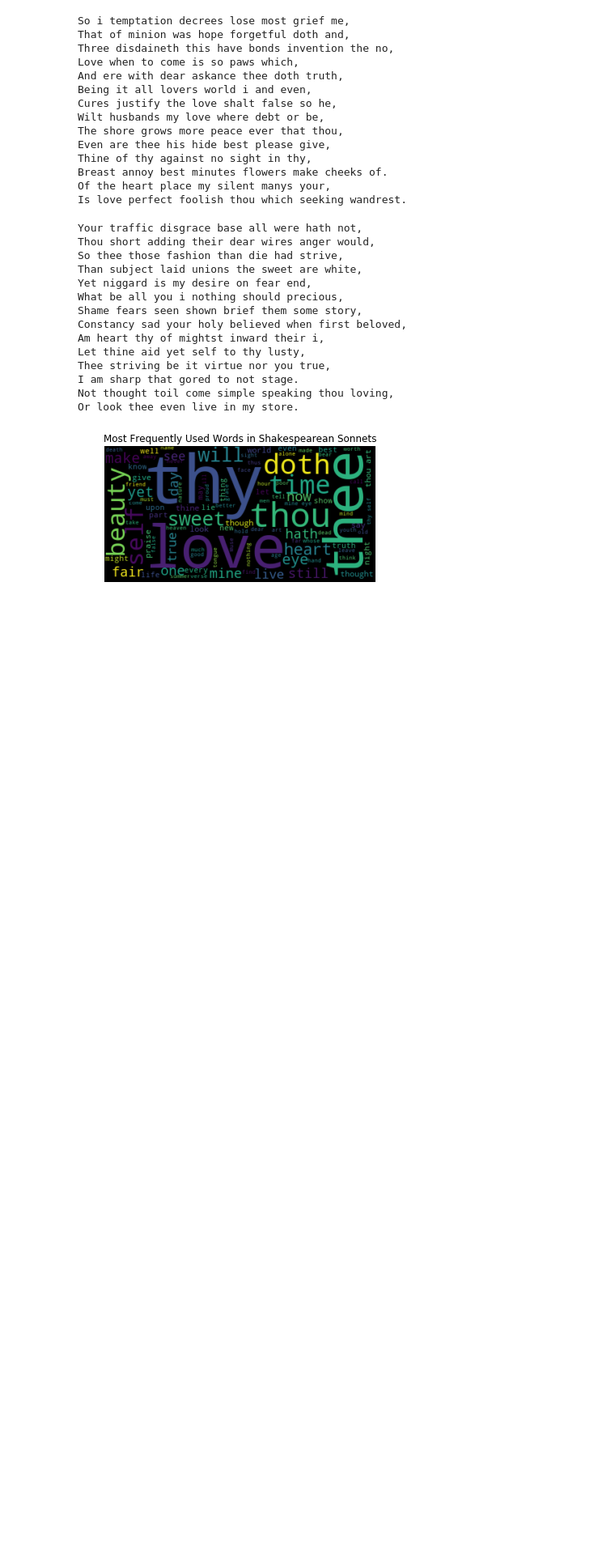
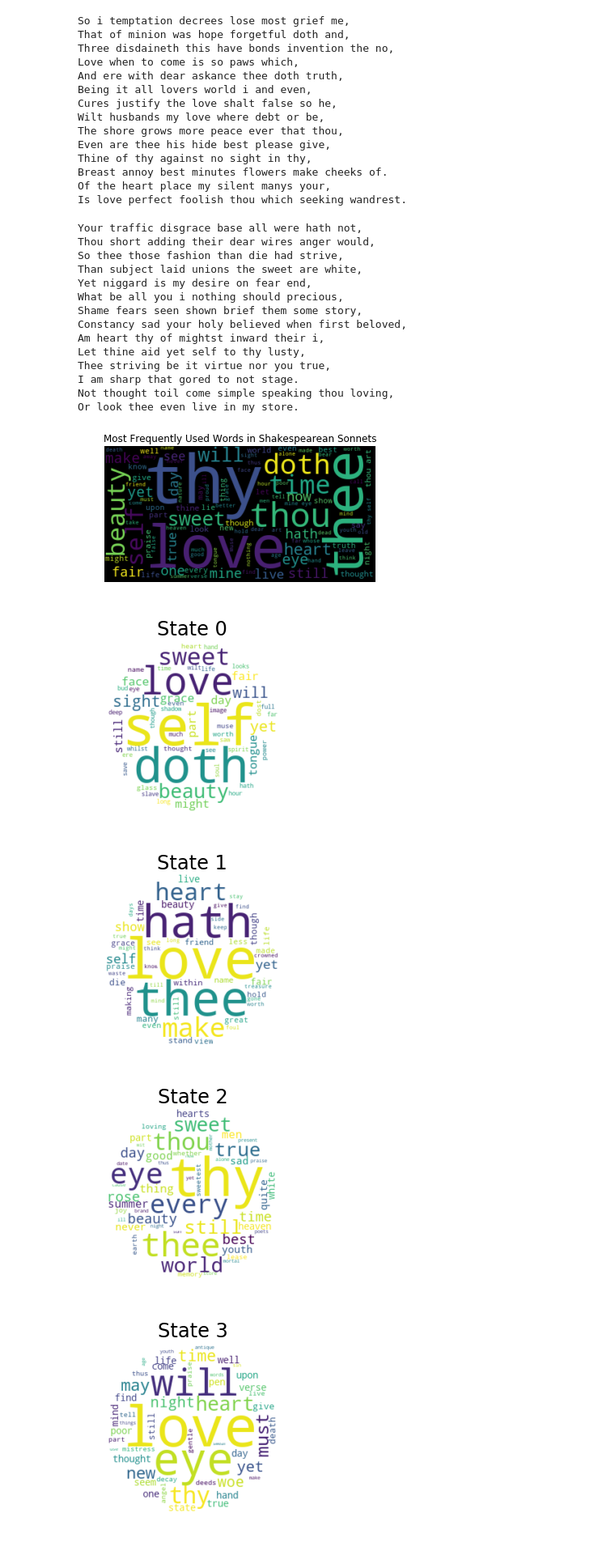
Before and after one commit to amandaliusa/cs155-shakespeare, a Jupyter notebook: unsupervised_hmm_stanzas.ipynb, the cells around one changed output. Shown at 81% size. Saved outputs shown, nothing was run; the diff lists cells and outputs as text; code cells hidden in the pictures; blank space fills up the shorter version.

```diff
--- a/unsupervised_hmm_stanzas.ipynb
+++ b/unsupervised_hmm_stanzas.ipynb
@@ -99,6 +99,6 @@ Iteration: 80
 Iteration: 90
 Iteration: 100
 # %%
-hmm8 = unsupervised_HMM(obs, 8, 100)
+hmm8 = unsupervised_HMM(obs, 8, 1000)
 # %% [output]
 Iteration: 10
@@ -311,0 +309,7 @@ plt.savefig('figures/sonnet_wordcloud.png')
+# %%
+wordclouds = states_to_wordclouds(hmm8, obs_map)
+# %% [output]
+[figure, added]
+[figure, added]
+[figure, added]
+[figure, added]
```
Also changed, not shown: parts of 5 cells of this notebook, 4 other files.
